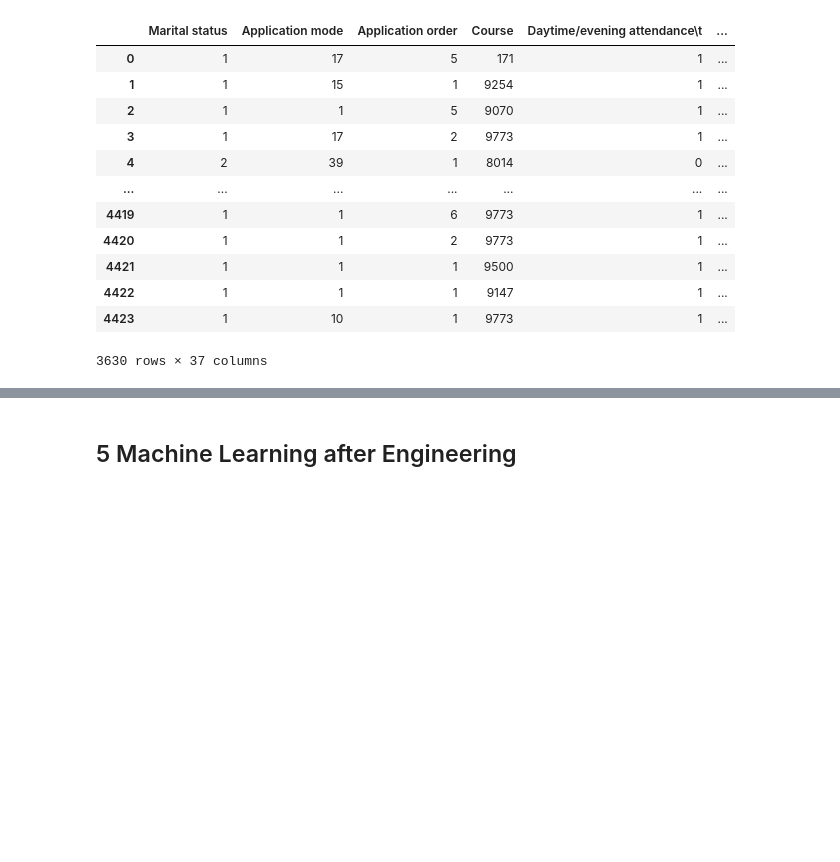
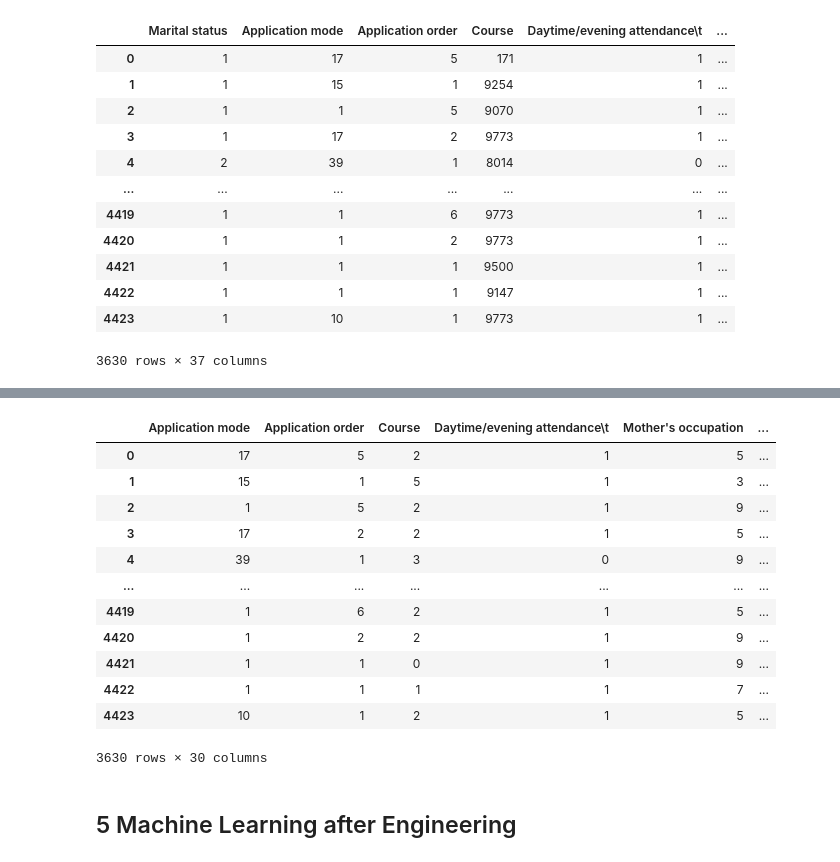
Before and after one commit to toschka123/Student_Dropout, a Jupyter notebook: ML_Project.ipynb, the cells around one changed output, grey strips where cells are left out. Cells and saved outputs as stored; diff of their text form; code cells hidden in the pictures; blank space fills up the shorter version.

```diff
--- a/ML_Project.ipynb
+++ b/ML_Project.ipynb
@@ -729,3 +955,22 @@ data.drop(columns = ['Curricular units 1st sem (credited)','Curricular units 2nd
+# %%
+data_backup_before_one_hot_encoding= data
+data = pd.get_dummies(data, columns=["Mother's qualification"]) # ,drop_first=True) # check if we need to do the drop or not to avoid multicollinearity
+data = pd.get_dummies(data, columns=["Previous qualification"]) # ,drop_first=True) # check if we need to do the drop or not to avoid multicollinearity
+data
+# %% [output]
+|  | Application mode | Application order | Course | Daytime/evening attendance\t | Mother's occupation | ... |
+| 0 | 17 | 5 | 2 | 1 | 5 | ... |
+| 1 | 15 | 1 | 5 | 1 | 3 | ... |
+| 2 | 1 | 5 | 2 | 1 | 9 | ... |
+| 3 | 17 | 2 | 2 | 1 | 5 | ... |
+| 4 | 39 | 1 | 3 | 0 | 9 | ... |
+| ... | ... | ... | ... | ... | ... | ... |
+| 4419 | 1 | 6 | 2 | 1 | 5 | ... |
+| 4420 | 1 | 2 | 2 | 1 | 9 | ... |
+| 4421 | 1 | 1 | 0 | 1 | 9 | ... |
+| 4422 | 1 | 1 | 1 | 1 | 7 | ... |
+| 4423 | 10 | 1 | 2 | 1 | 5 | ... |
+3630 rows × 30 columns
 # %% [markdown]
 ## 5 Machine Learning after Engineering
 # %%
```
Also changed, not shown: parts of 32 cells of this notebook.
